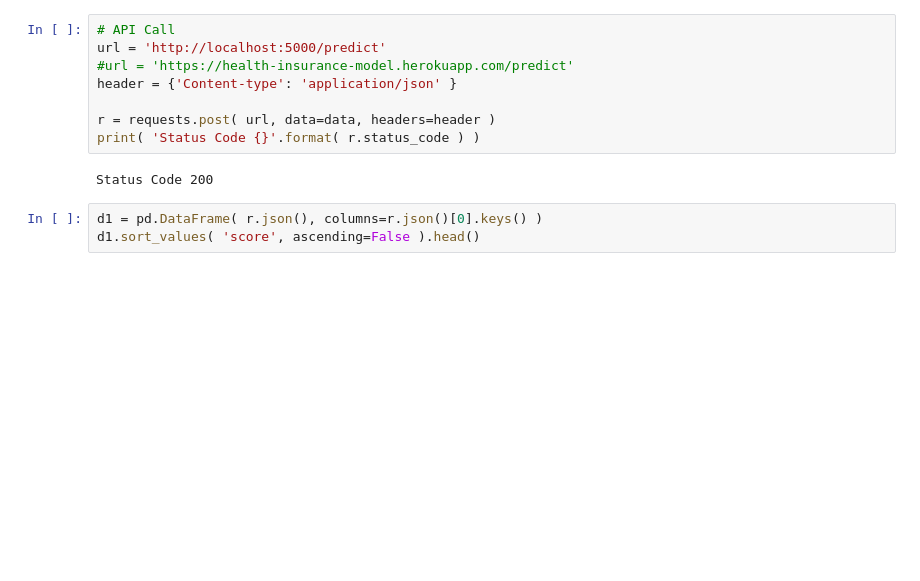
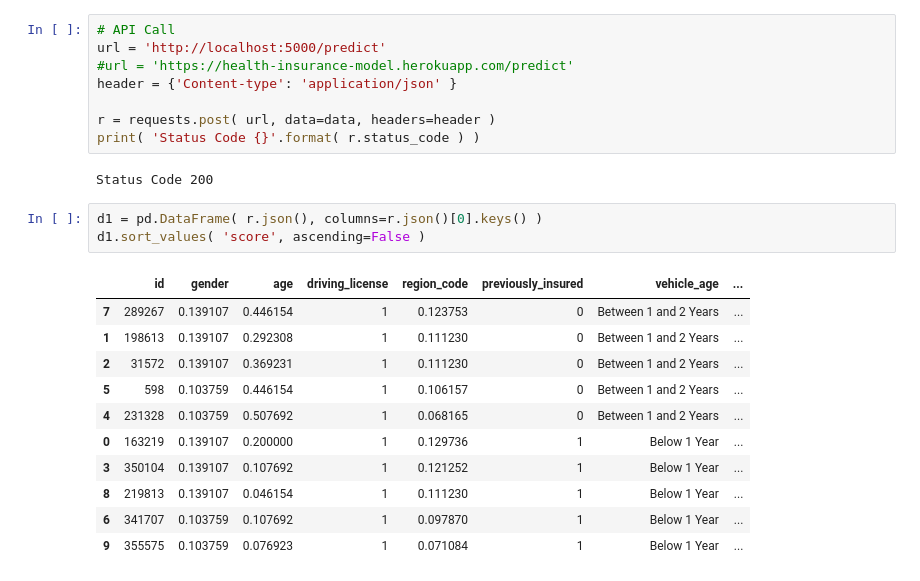
Before and after one commit to erickvieiras/health_insurence_classifier, a Jupyter notebook: notebook/insurance.ipynb, the cells around one changed output. Cells and saved outputs as stored; diff of their text form; blank space fills up the shorter version.

```diff
--- a/notebook/insurance.ipynb
+++ b/notebook/insurance.ipynb
@@ -861,4 +862,16 @@ print( 'Status Code {}'.format( r.status_code ) )
 Status Code 200
 # %%
 d1 = pd.DataFrame( r.json(), columns=r.json()[0].keys() )
-d1.sort_values( 'score', ascending=False ).head()
+d1.sort_values( 'score', ascending=False )
+# %% [output]
+|  | id | gender | age | driving_license | region_code | previously_insured | vehicle_age | ... |
+| 7 | 289267 | 0.139107 | 0.446154 | 1 | 0.123753 | 0 | Between 1 and 2 Years | ... |
+| 1 | 198613 | 0.139107 | 0.292308 | 1 | 0.111230 | 0 | Between 1 and 2 Years | ... |
+| 2 | 31572 | 0.139107 | 0.369231 | 1 | 0.111230 | 0 | Between 1 and 2 Years | ... |
+| 5 | 598 | 0.103759 | 0.446154 | 1 | 0.106157 | 0 | Between 1 and 2 Years | ... |
+| 4 | 231328 | 0.103759 | 0.507692 | 1 | 0.068165 | 0 | Between 1 and 2 Years | ... |
+| 0 | 163219 | 0.139107 | 0.200000 | 1 | 0.129736 | 1 | Below 1 Year | ... |
+| 3 | 350104 | 0.139107 | 0.107692 | 1 | 0.121252 | 1 | Below 1 Year | ... |
+| 8 | 219813 | 0.139107 | 0.046154 | 1 | 0.111230 | 1 | Below 1 Year | ... |
+| 6 | 341707 | 0.103759 | 0.107692 | 1 | 0.097870 | 1 | Below 1 Year | ... |
+| 9 | 355575 | 0.103759 | 0.076923 | 1 | 0.071084 | 1 | Below 1 Year | ... |
```
Also changed, not shown: parts of 6 cells of this notebook.
